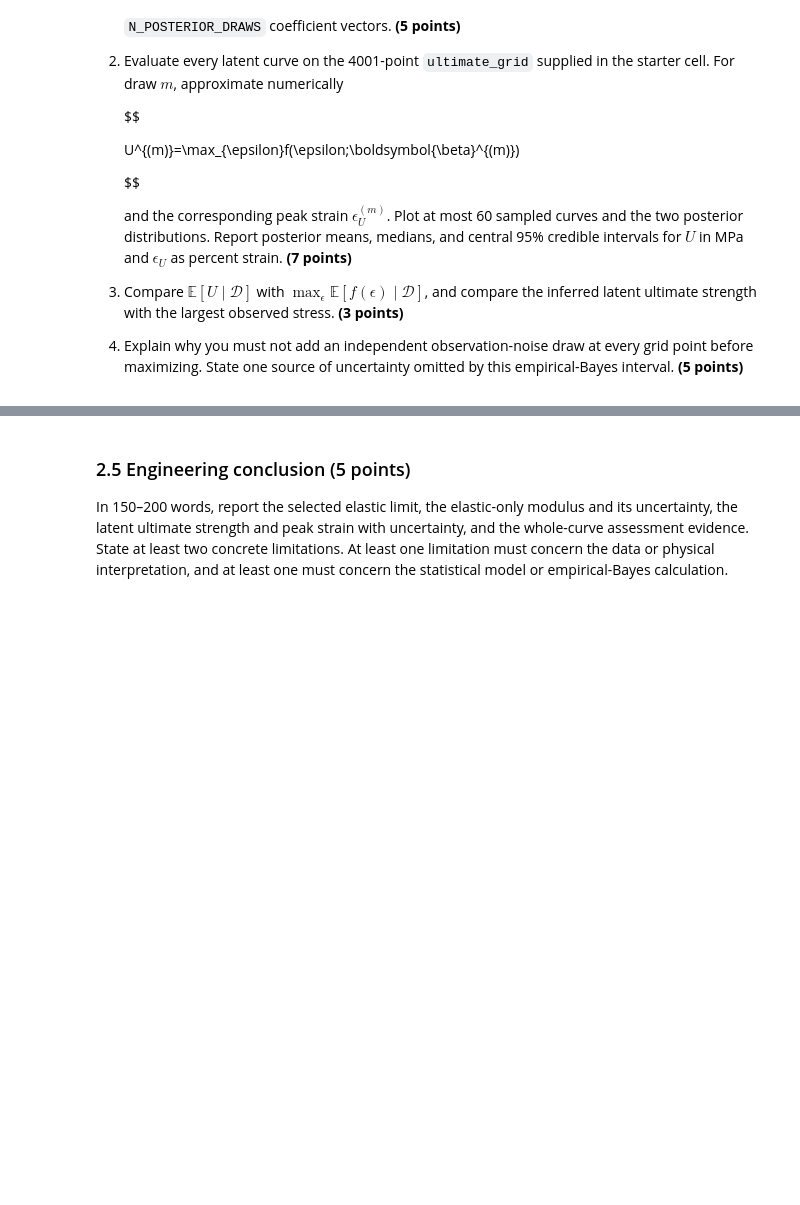
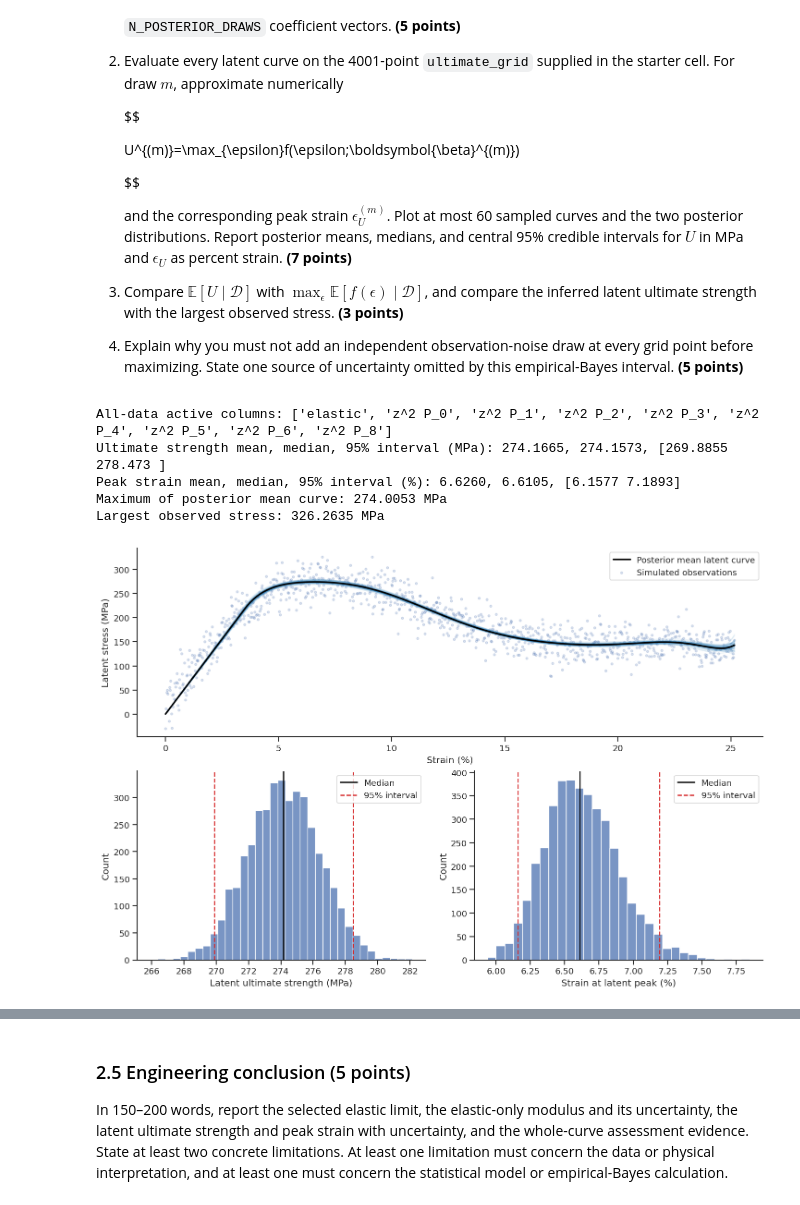
Before and after one commit to Harishteja/ML, a Jupyter notebook: lecturebook/homework/homework-04.ipynb, the cells around one changed output, grey strips where cells are left out. Drawn from its saved outputs; the diff is of its cells as text; code cells hidden in the pictures; blank space fills up the shorter version.

```diff
--- a/lecturebook/homework/homework-04.ipynb
+++ b/lecturebook/homework/homework-04.ipynb
@@ -1189,26 +1248,27 @@ Phi_ultimate_raw = smooth_hinge_design(
 Phi_ultimate = Phi_ultimate_raw / feature_rms_all
 
 # TODO 1: refit the prescribed ARD model to all rows.
-ard_all = None
+ard_all = ARDRegression(fit_intercept=False,threshold_lambda=ARD_THRESHOLD,max_iter=2000,tol=1e-6,)
+ard_all.fit(Phi_all, scaled_stress_all)
 if ard_all is None:
     raise NotImplementedError("Refit ARD on all observations.")
 
 # TODO 2: draw scaled coefficient vectors using SEED + 1.
 posterior_rng = np.random.default_rng(SEED + 1)
-posterior_sample = None
+posterior_sample = sample_ard_weights(ard_all, N_POSTERIOR_DRAWS, posterior_rng)
 if posterior_sample is None:
     raise NotImplementedError("Call sample_ard_weights.")
 weight_draws, active_all = posterior_sample
 
 # TODO 3: propagate every draw through Phi_ultimate and return curves to GPa.
-curve_draws_gpa = None
+curve_draws_gpa = target_rms_all_gpa * (weight_draws @ Phi_ultimate.T)
 if curve_draws_gpa is None:
     raise NotImplementedError("Construct the sampled latent curves.")
 
 # TODO 4: find each curve's peak grid index, strength, and peak strain.
-peak_grid_index = None
-ultimate_strength_mpa = None
-peak_strain_percent = None
+peak_grid_index = np.argmax(curve_draws_gpa, axis=1)
+ultimate_strength_mpa = 1000.0 * curve_draws_gpa[np.arange(N_POSTERIOR_DRAWS), peak_grid_index]
+peak_strain_percent = 100.0 * ultimate_grid[peak_grid_index]
 if any(
     value is None
     for value in (peak_grid_index, ultimate_strength_mpa, peak_strain_percent)
@@ -1260,33 +1320,40 @@ axes["curves"].scatter(
 axes["curves"].set(xlabel="Strain (%)", ylabel="Latent stress (MPa)")
 axes["curves"].legend()
 
 sns.histplot(ultimate_strength_mpa, bins=35, ax=axes["strength"])
 axes["strength"].axvline(
     np.median(ultimate_strength_mpa), color="black", label="Median"
 )
 axes["strength"].axvline(
     ultimate_ci_mpa[0], color="tab:red", linestyle="--", label="95% interval"
 )
 axes["strength"].axvline(ultimate_ci_mpa[1], color="tab:red", linestyle="--")
 axes["strength"].set(xlabel="Latent ultimate strength (MPa)")
 axes["strength"].legend()
 
 sns.histplot(peak_strain_percent, bins=30, ax=axes["peak"])
 axes["peak"].axvline(
     np.median(peak_strain_percent), color="black", label="Median"
 )
 axes["peak"].axvline(
     peak_strain_ci_percent[0], color="tab:red", linestyle="--", label="95% interval"
 )
 axes["peak"].axvline(
     peak_strain_ci_percent[1], color="tab:red", linestyle="--"
 )
 axes["peak"].set(xlabel="Strain at latent peak (%)")
 axes["peak"].legend()
 
 for axis in axes.values():
     sns.despine(ax=axis)
 plt.show()
+# %% [output]
+All-data active columns: ['elastic', 'z^2 P_0', 'z^2 P_1', 'z^2 P_2', 'z^2 P_3', 'z^2 P_4', 'z^2 P_5', 'z^2 P_6', 'z^2 P_8']
+Ultimate strength mean, median, 95% interval (MPa): 274.1665, 274.1573, [269.8855 278.473 ]
+Peak strain mean, median, 95% interval (%): 6.6260, 6.6105, [6.1577 7.1893]
+Maximum of posterior mean curve: 274.0053 MPa
+Largest observed stress: 326.2635 MPa
+[figure, added]
 # %%
 # Supplied checks: these verify Monte Carlo bookkeeping, not target values.
 expected_weight_shape = (N_POSTERIOR_DRAWS, Phi_all.shape[1])
```
Also changed, not shown: parts of 7 cells of this notebook.
